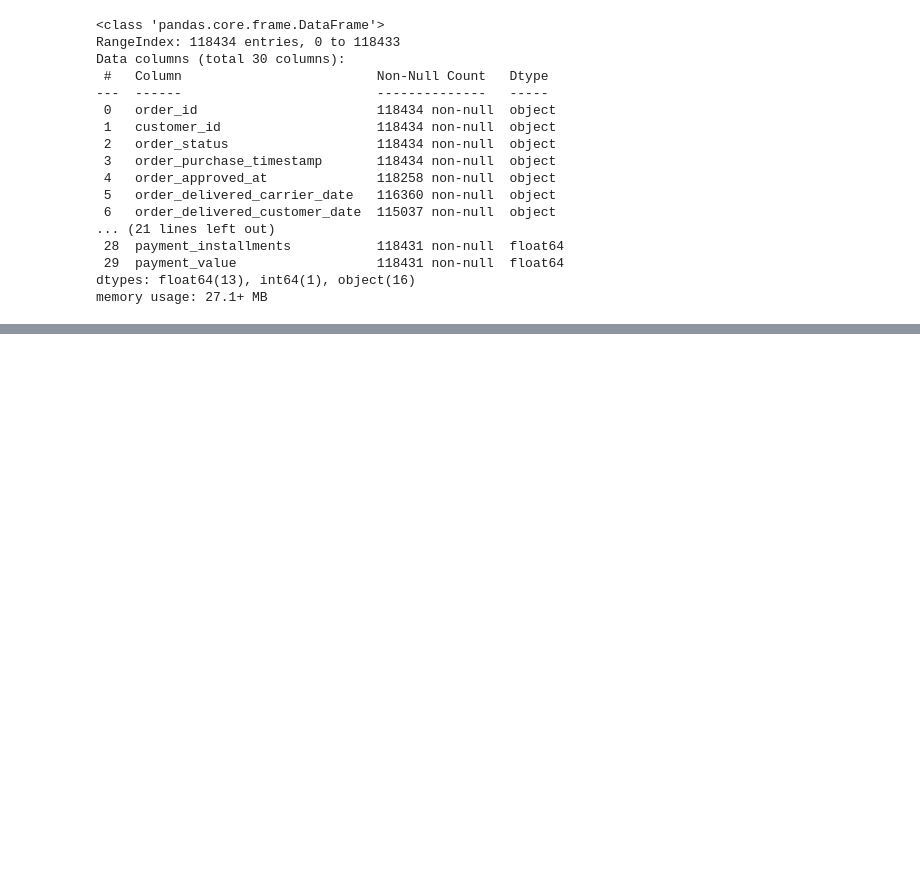
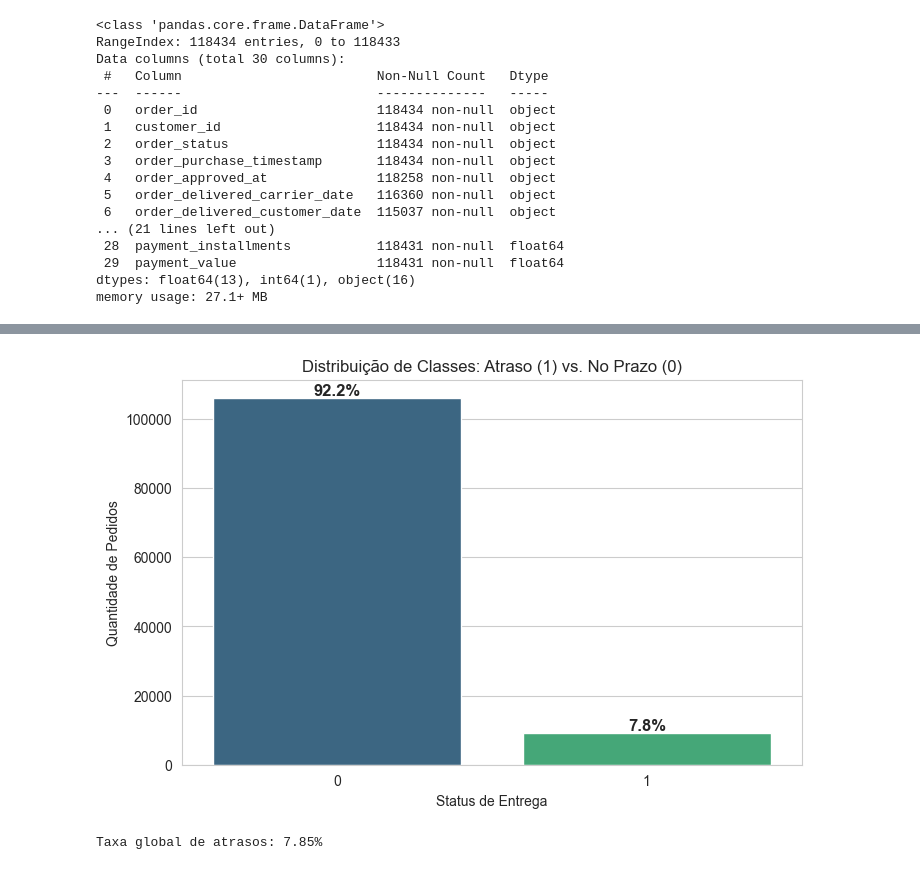
Before and after one commit to Radsfer/ia-trabalho-2025-2, a Jupyter notebook: notebooks/EDA.ipynb, the cells around one changed output, grey strips where cells are left out. Saved outputs shown, nothing was run; the diff lists cells and outputs as text; code cells hidden in the pictures; blank space fills up the shorter version.

```diff
--- a/notebooks/EDA.ipynb
+++ b/notebooks/EDA.ipynb
@@ -97,0 +100,39 @@ memory usage: 27.1+ MB
+# %%
+# Converter colunas de data para datetime
+cols_date = ['order_delivered_customer_date', 'order_estimated_delivery_date']
+for col in cols_date:
+    df[col] = pd.to_datetime(df[col], errors='coerce')
+
+# Remover linhas sem data de entrega (pedidos cancelados ou em trânsito)
+df_clean = df.dropna(subset=cols_date).copy()
+
+# Criar Target: 1 se atrasou, 0 se chegou no prazo
+df_clean['is_late'] = (df_clean['order_delivered_customer_date'] > df_clean['order_estimated_delivery_date']).astype(int)
+
+# Visualizar Desbalanceamento
+plt.figure(figsize=(8, 5))
+
+# CORREÇÃO AQUI: Adicionado hue='is_late' e legend=False para evitar o aviso
+ax = sns.countplot(x='is_late', data=df_clean, hue='is_late', palette='viridis', legend=False)
+
+plt.title('Distribuição de Classes: Atraso (1) vs. No Prazo (0)')
+plt.xlabel('Status de Entrega')
+plt.ylabel('Quantidade de Pedidos')
+
+# Adicionar percentagens
+total = len(df_clean)
+for p in ax.patches:
+    height = p.get_height()
+    # Verifica se há dados para evitar erro em barras vazias
+    if height > 0:
+        percentage = '{:.1f}%'.format(100 * height/total)
+        x = p.get_x() + p.get_width()/2
+        y = height
+        ax.annotate(percentage, (x, y), ha='center', va='bottom', fontsize=12, fontweight='bold')
+
+plt.show()
+
+print(f"Taxa global de atrasos: {df_clean['is_late'].mean():.2%}")
+# %% [output]
+[figure, added]
+Taxa global de atrasos: 7.85%
```
Also changed, not shown: parts of 13 cells of this notebook, 13 other files.
